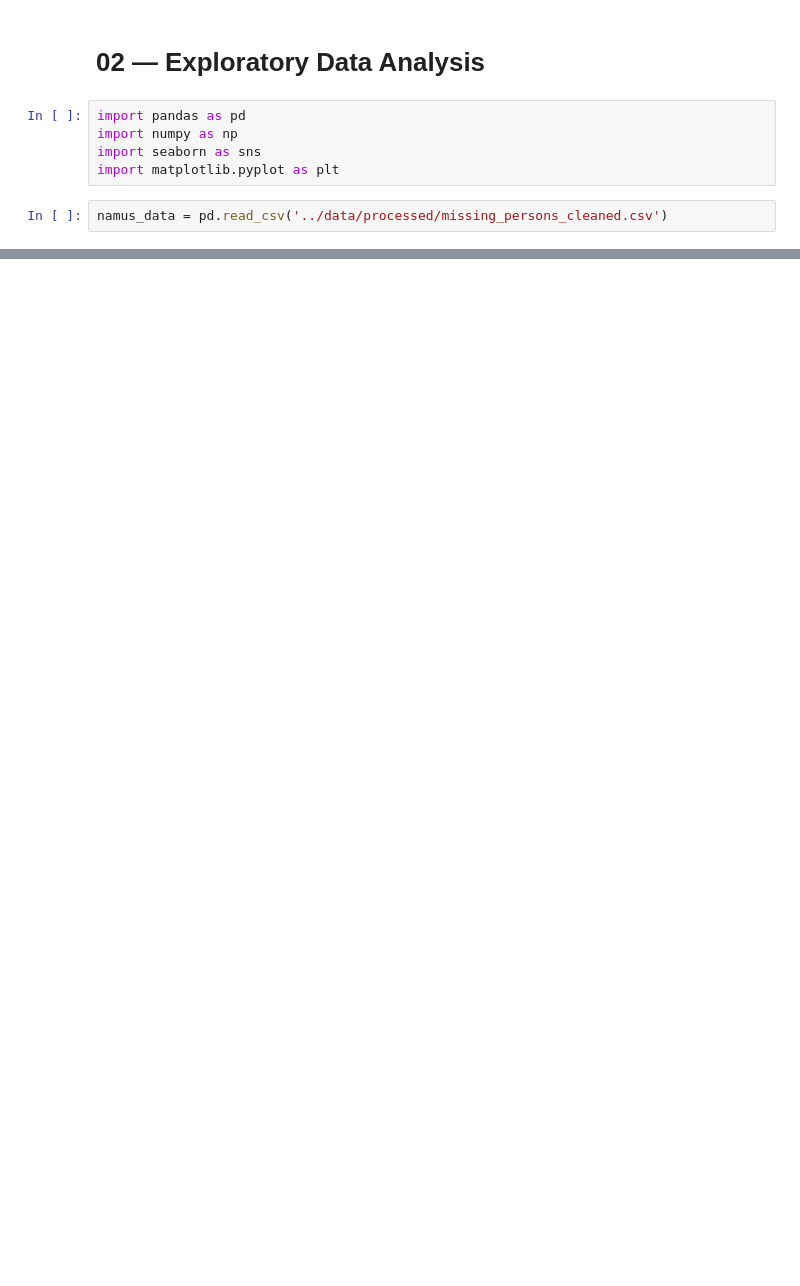
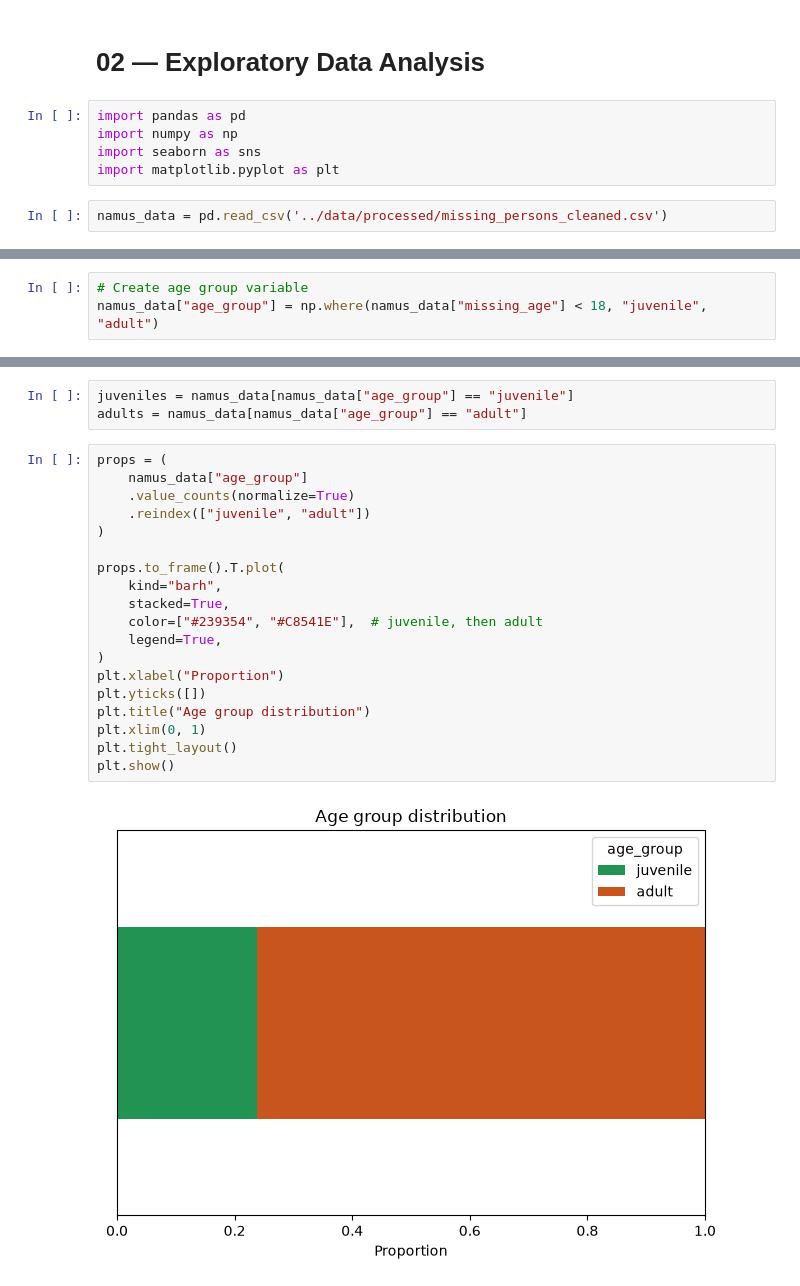
Before and after one commit to BradyHerwig/NamUs_Missing, a Jupyter notebook: notebooks/02_eda.ipynb, the cells around one changed output, grey strips where cells are left out. Cells and saved outputs as stored; diff of their text form; blank space fills up the shorter version.

Commit message:
feat: complete exploratory analysis for juvenile vs adult listings
Age-group splits, demographics, geography, and DLC-year comparisons in the EDA notebook.

```diff
--- a/notebooks/02_eda.ipynb
+++ b/notebooks/02_eda.ipynb
@@ -22,3 +22,6 @@ namus_data.describe(include='all')
 | 50% | NaN | NaN | NaN | NaN | 34.000000 | NaN | NaN | NaN | ... |
 | 75% | NaN | NaN | NaN | NaN | 49.000000 | NaN | NaN | NaN | ... |
 | max | NaN | NaN | NaN | NaN | 99.000000 | NaN | NaN | NaN | ... |
+# %%
+# Create age group variable
+namus_data["age_group"] = np.where(namus_data["missing_age"] < 18, "juvenile", "adult")
@@ -24,0 +43,24 @@ namus_data.describe(include='all')
+# %%
+juveniles = namus_data[namus_data["age_group"] == "juvenile"]
+adults = namus_data[namus_data["age_group"] == "adult"]
+# %%
+props = (
+    namus_data["age_group"]
+    .value_counts(normalize=True)
+    .reindex(["juvenile", "adult"])
+)
+
+props.to_frame().T.plot(
+    kind="barh",
+    stacked=True,
+    color=["#239354", "#C8541E"],  # juvenile, then adult
+    legend=True,
+)
+plt.xlabel("Proportion")
+plt.yticks([])
+plt.title("Age group distribution")
+plt.xlim(0, 1)
+plt.tight_layout()
+plt.show()
+# %% [output]
+[figure, added]
```
Also changed, not shown: parts of 10 cells of this notebook.
